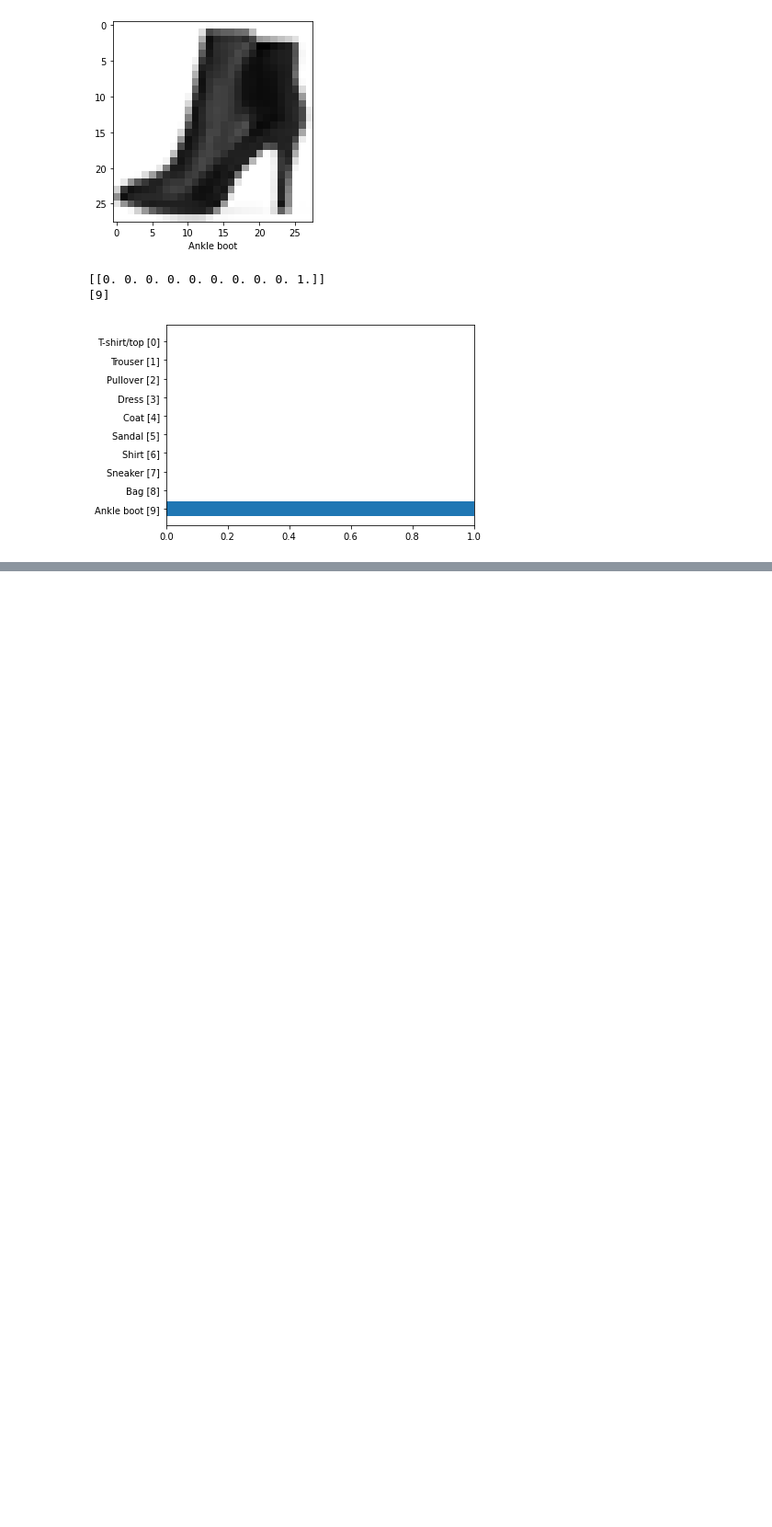
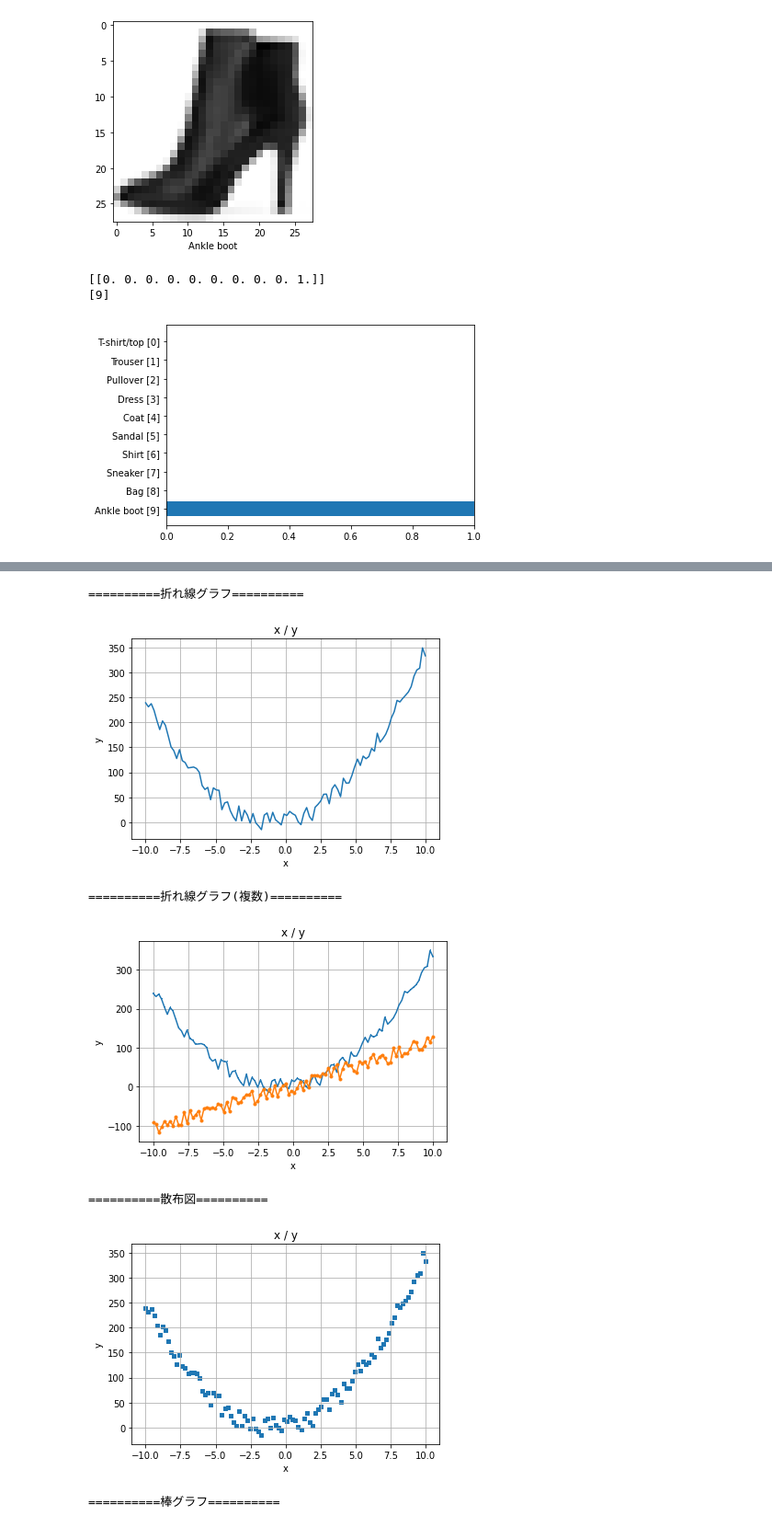
Before and after one commit to GitTyan/DeepLearning, a Jupyter notebook: 10_基本/Untitled0.ipynb, the cells around one changed output, grey strips where cells are left out. Shown: that part at 92% size. Cells and saved outputs as stored; diff of their text form; code cells hidden in the pictures; blank space fills up the shorter version.

```diff
--- a/10_基本/Untitled0.ipynb
+++ b/10_基本/Untitled0.ipynb
@@ -730,0 +811,52 @@ test socre([loss, accuracy]): [0.4522061049938202, 0.8927000164985657]
+# %%
+# ==============================
+# matplotlib
+# Pythonでグラフを描画したり、イメージを表示させたりする際に使用するライブラリ
+# ==============================
+import matplotlib.pyplot as plt
+import numpy as np
+#データ
+x = np.linspace(-10, 10, 100)
+y = 3*x_train**2 + 5*x_train + 3 + np.random.randint(-20,20,100)
+y2 = 3*x_train*2 + 5*x_train + 3 + np.random.randint(-20,20,100)
+
+print("==========折れ線グラフ==========")
+plt.plot(x, y)     # グラフを書く
+plt.title("x / y") # グラフのタイトル
+plt.xlabel("x")    # x軸のラベル
+plt.ylabel("y")    # y軸のラベル
+plt.grid(True)     # グリッドを表示する
+plt.show()         # 表示する
+
+print("==========折れ線グラフ(複数)==========")
+plt.plot(x, y, marker=',', label='y')     # グラフを書く
+plt.plot(x, y2, marker='.', label='y2')     # グラフを書く
+plt.title("x / y") # グラフのタイトル
+plt.xlabel("x")    # x軸のラベル
+plt.ylabel("y")    # y軸のラベル
+plt.grid(True)     # グリッドを表示する
+plt.show()         # 表示する
+
+print("==========散布図==========")
+plt.scatter(x, y,s=10,marker=",")  # グラフを書く
+plt.title("x / y") # グラフのタイトル
+plt.xlabel("x")    # x軸のラベル
+plt.ylabel("y")    # y軸のラベル
+plt.grid(True)     # グリッドを表示する
+plt.show()         # 表示する
+
+print("==========棒グラフ==========")
+labels = ["A", "B", "C", "D", "E", "F"]
+a2 = range(0, 6)
+b2 = [10, 20, 30, 40, 50, 60]
+plt.bar(a2, b2, tick_label = labels)
+plt.grid(True)     # グリッドを表示する
+plt.show()# 表示する
+# %% [output]
+==========折れ線グラフ==========
+[figure, added]
+==========折れ線グラフ(複数)==========
+[figure, added]
+==========散布図==========
+[figure, added]
+==========棒グラフ==========
```
Also changed, not shown: parts of 2 cells of this notebook.
